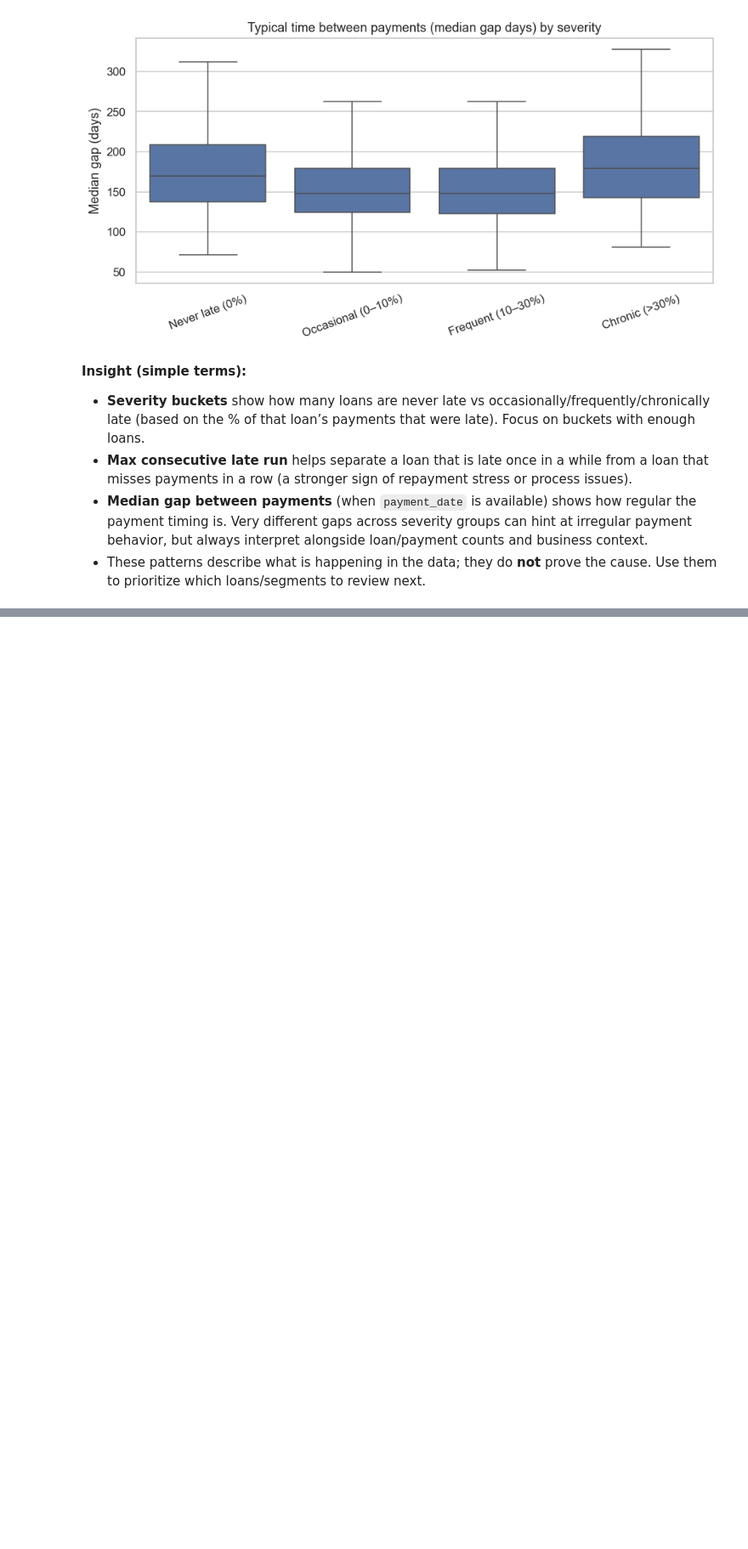
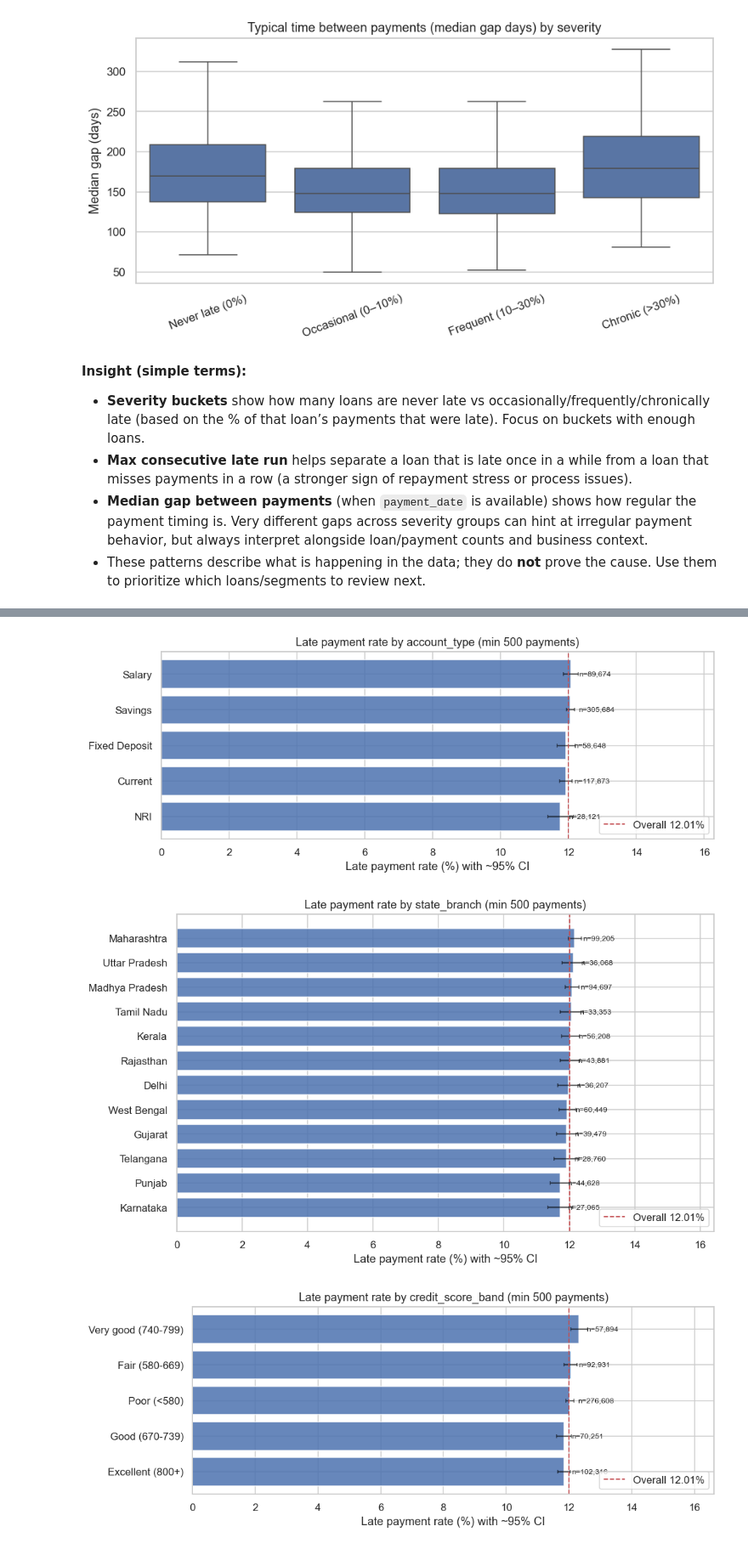
Before and after one commit to ConradNats/Banking-data-analysis, a Jupyter notebook: notebooks/02_loan_repayment.ipynb, the cells around one changed output, grey strips where cells are left out. Shown at 85% size. Cells and saved outputs as stored; diff of their text form; code cells hidden in the pictures; blank space fills up the shorter version.

Commit message:
Deeper analysis on late rate

```diff
--- a/notebooks/02_loan_repayment.ipynb
+++ b/notebooks/02_loan_repayment.ipynb
@@ -1896,0 +1826,45 @@ else:
+# %%
+# Readable driver charts: bars around the overall rate (dashed line), with CIs and n=
+if 'summaries' in globals() and summaries:
+    key_segs = [s for s in ['account_type', state_col, 'credit_score_band', 'annual_income_band'] if s in summaries]
+    for seg in key_segs:
+        d = summaries[seg].copy()
+        d_plot = d[d['enough_sample']].copy()
+        if len(d_plot) == 0:
+            d_plot = d.copy()
+        d_plot = d_plot.sort_values('late_rate_%', ascending=True).tail(12)
+
+        labels = d_plot[seg].astype(str).values
+        x = np.arange(len(d_plot))
+        rates = d_plot['late_rate_%'].values
+        yerr = np.vstack([
+            np.clip(rates - d_plot['ci_low_%'].values, 0, None),
+            np.clip(d_plot['ci_high_%'].values - rates, 0, None)
+        ])
+
+        fig, ax = plt.subplots(figsize=(9.5, max(3.8, 0.35 * len(d_plot) + 1.5)))
+        ax.barh(x, rates, color='#4C72B0', alpha=0.85)
+        ax.errorbar(rates, x, xerr=yerr, fmt='none', ecolor='black', alpha=0.55, capsize=2)
+        ax.axvline(overall_rate, color='#C44E52', linestyle='--', linewidth=1.2,
+                   label=f'Overall {overall_rate:.2f}%')
+        ax.set_yticks(x)
+        ax.set_yticklabels(labels)
+        ax.set_xlim(0, max(rates.max() * 1.35, overall_rate * 1.35, 1))
+        ax.set_xlabel('Late payment rate (%) with ~95% CI')
+        ax.set_title(f'Late payment rate by {seg} (min {MIN_PAYMENTS} payments)')
+        for i, (r, n) in enumerate(zip(rates, d_plot['payments'].values)):
+            ax.text(r + max(rates.max(), 1) * 0.02, i, f'n={int(n):,}', va='center', fontsize=8)
+        ax.legend(loc='lower right')
+        plt.tight_layout()
+        try:
+            safe = str(seg).replace(' ', '_')
+            plt.savefig(FIG_DIR / f'late_rate_driver_{safe}.png', bbox_inches='tight')
+        except Exception:
+            pass
+        plt.show()
+else:
+    print('No segment summaries to plot. Run the previous cell first.')
+# %% [output]
+[figure, added]
+[figure, added]
+[figure, added]
```
Also changed, not shown: parts of 19 cells of this notebook, 8 other files.
